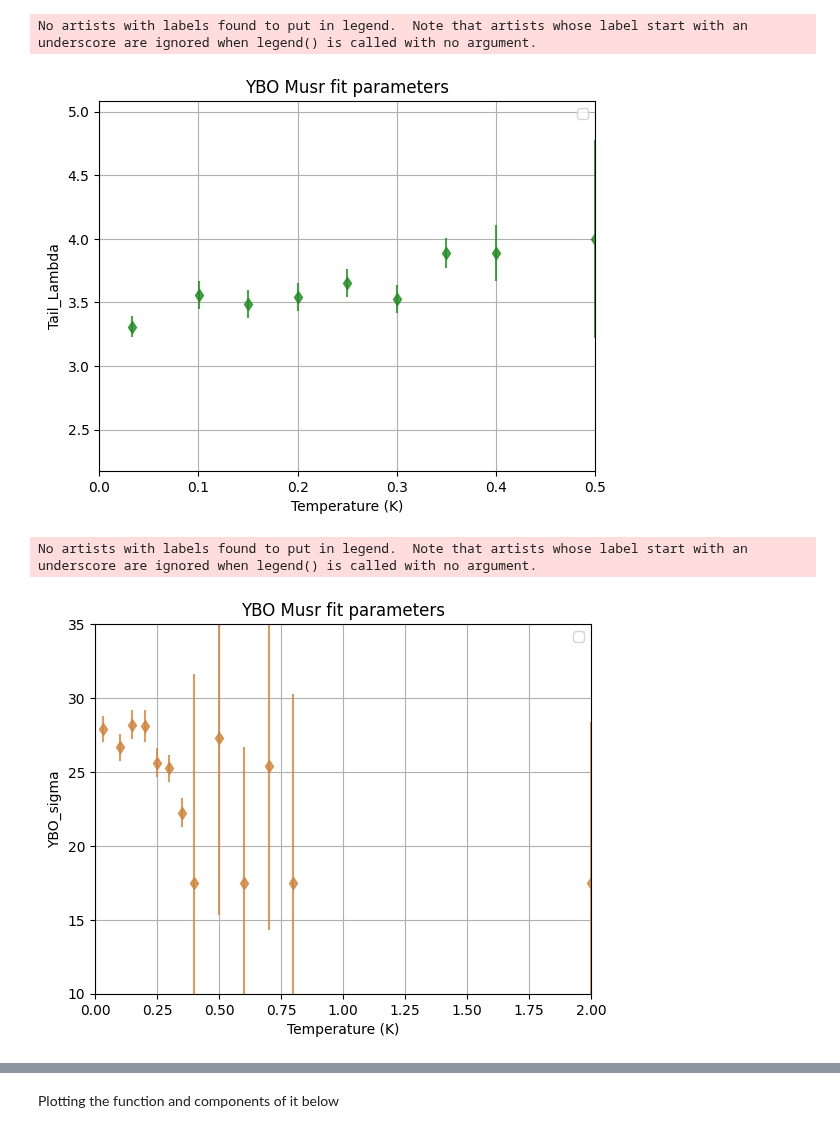
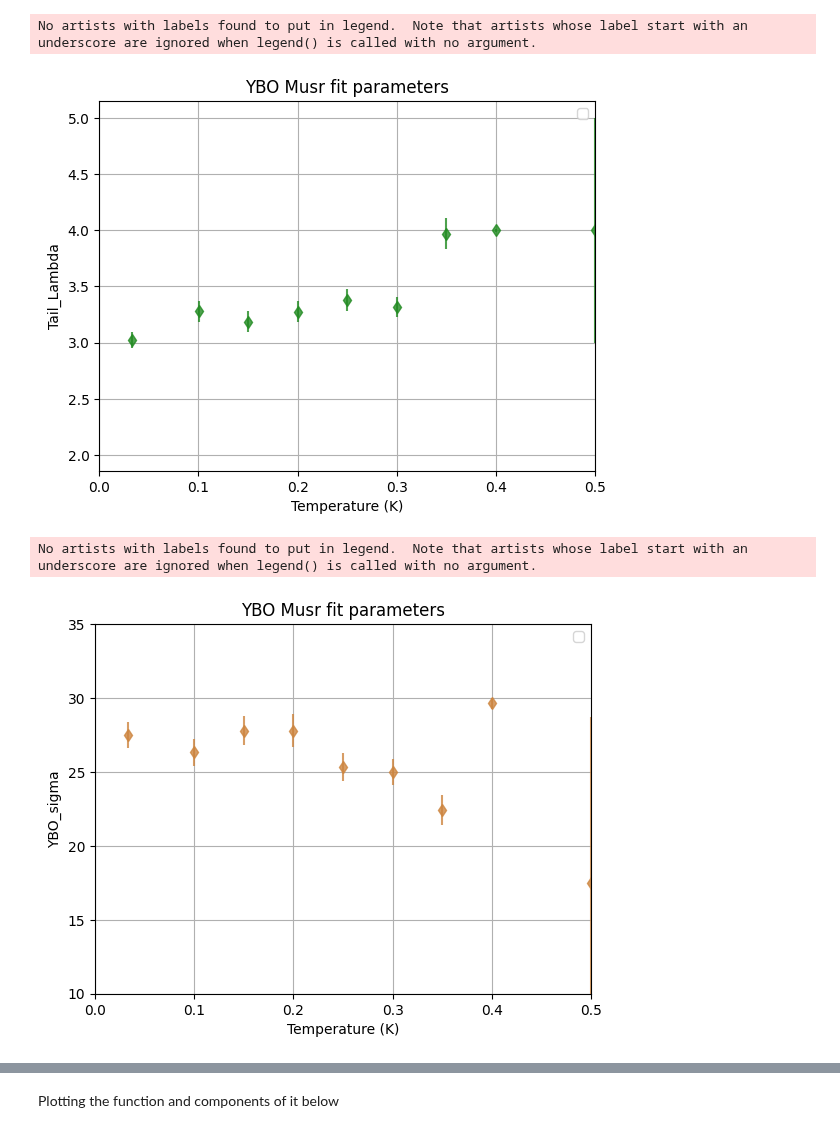
Before and after one commit to Brogan8813/strain-cell, a Jupyter notebook: PPMS_Data_and_Plotting/Plotting/MusrPlotting/New_format_plotting/Beta_1/New_Format_Plotting.ipynb, the cells around one changed output, grey strips where cells are left out. Cells and saved outputs as stored; diff of their text form; code cells hidden in the pictures.

```diff
--- a/PPMS_Data_and_Plotting/Plotting/MusrPlotting/New_format_plotting/Beta_1/New_Format_Plotting.ipynb
+++ b/PPMS_Data_and_Plotting/Plotting/MusrPlotting/New_format_plotting/Beta_1/New_Format_Plotting.ipynb
@@ -4,7 +4,7 @@ import matplotlib.pyplot as plt
 import numpy as np
 
 
-datafile = 'beta_fixed_post_lock_26_015.txt'
+datafile = 'beta1_July_08_002.txt'
 df = pd.read_csv(datafile, delim_whitespace=True)
 list(df)
 # %% [output]
@@ -98,31 +98,31 @@ plt.title('YBO Musr fit parameters')
 plt.show()
 # %% [output]
 No artists with labels found to put in legend.  Note that artists whose label start with an underscore are ignored when legend() is called with no argument.
-[figure, old version]
+[figure, new version]
 # %%
 #Plotting section using defined functions
 import pandas as pd
 import matplotlib.pyplot as plt
 import numpy as np
 
 
 df = pd.read_csv(datafile, delim_whitespace=True)
 
 
 plt.xlabel('Temperature (K)')
 plt.ylabel('YBO_sigma')
 plt.errorbar(df['dataT'], df['YBO_sigma_2461'], yerr=df['YBO_sigma_2461PosErr'], fmt="d", color='peru', alpha=.8)
-plt.xlim((0,2))
+plt.xlim((0,0.5))
 plt.ylim((10, 35))
 
 #plt.axhline(0.2392,color = 'r', label='Original Asy_tot')
 plt.grid('both')
 plt.legend()
 plt.title('YBO Musr fit parameters')
 plt.show()
 # %% [output]
 No artists with labels found to put in legend.  Note that artists whose label start with an underscore are ignored when legend() is called with no argument.
-[figure, old version]
+[figure, new version]
 # %%
 #Plotting section using defined functions
 import pandas as pd
```
Also changed, not shown: parts of 6 cells of this notebook, 5 other files.
